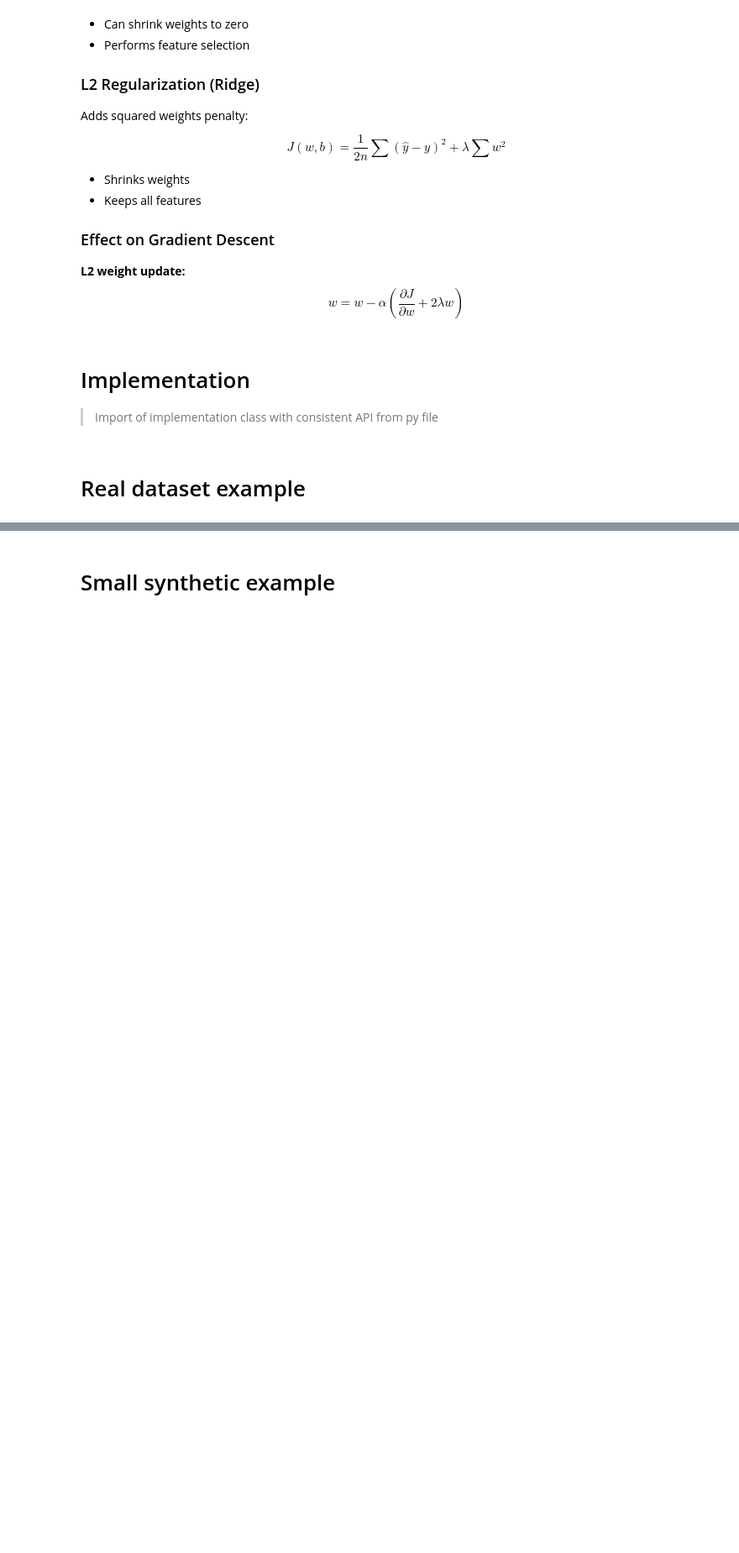
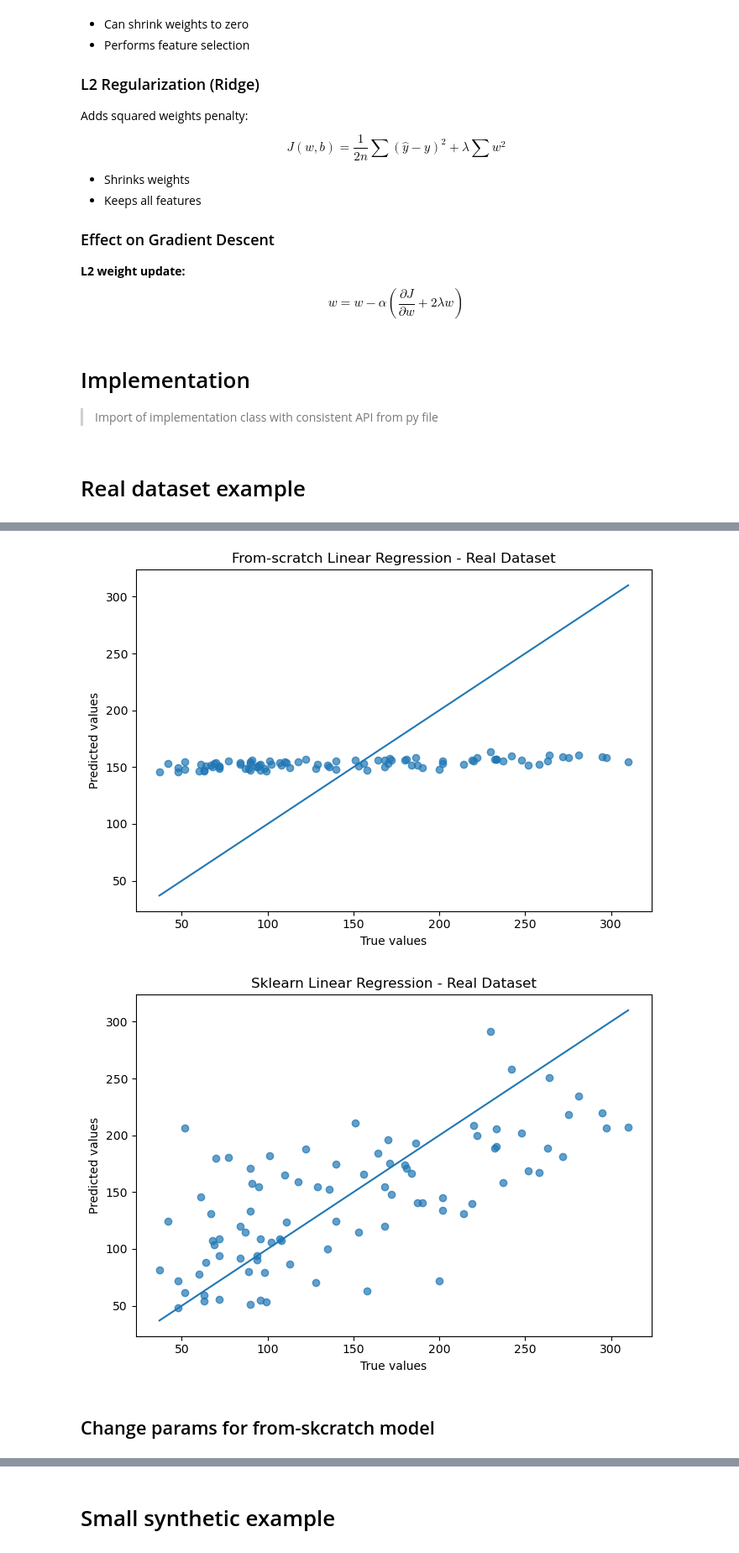
Before and after one commit to jane-kirina/machine_learning_from_scratch, a Jupyter notebook: notebooks/linear_regression.ipynb, the cells around one changed output, grey strips where cells are left out. Shown at 84% size. Cells and saved outputs as stored; diff of their text form; code cells hidden in the pictures; blank space fills up the shorter version.

Commit message:
Updated linear regression notebook Added additional util classes, outputs data

```diff
--- a/notebooks/linear_regression.ipynb
+++ b/notebooks/linear_regression.ipynb
@@ -181,0 +189,19 @@ plt.show()
+# %%
+# 5 - Compare results
+comparison_real = pd.DataFrame({
+    "Metric": ["MAE", "MSE", "RMSE", "R2"],
+    "Scratch": [
+        scratch_metrics["MAE"],
+        scratch_metrics["MSE"],
+        scratch_metrics["RMSE"],
+        scratch_metrics["R2"]
+    ],
+    "Sklearn": [
+        sklearn_metrics["MAE"],
+        sklearn_metrics["MSE"],
+        sklearn_metrics["RMSE"],
+        sklearn_metrics["R2"]
+    ]
+})
+
+comparison_real
@@ -181,0 +214,29 @@ plt.show()
+# %%
+# 6 - Save predictions and plot
+real_predictions = pd.DataFrame({
+    "y_true": y_test,
+    "y_pred_scratch": y_pred_scratch,
+    "y_pred_sklearn": y_pred_sklearn
+})
+
+real_predictions.to_csv("outputs/tables/linear/linear_real_dataset_predictions.csv", index=False)
+comparison_real.to_csv("outputs/tables/linear/linear_real_dataset_comparison.csv", index=False)
+
+plot_predictions(
+    y_test,
+    y_pred_scratch,
+    "From-scratch Linear Regression - Real Dataset",
+    "outputs/plots/linear/linear_real_dataset_tuned_scratch.png"
+)
+
+plot_predictions(
+    y_test,
+    y_pred_sklearn,
+    "Sklearn Linear Regression - Real Dataset",
+    "outputs/plots/linear/linear_real_dataset_sklearn.png"
+)
+# %% [output]
+[figure, added]
+[figure, added]
+# %% [markdown]
+## Change params for from-skcratch model
```
Also changed, not shown: parts of 45 cells of this notebook, 12 other files.
